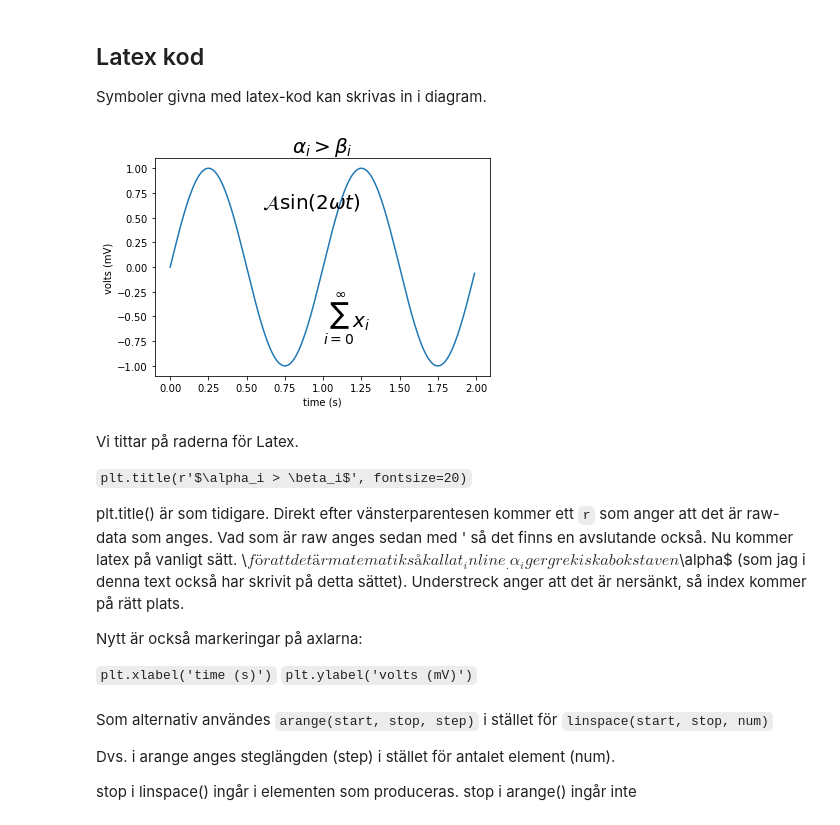
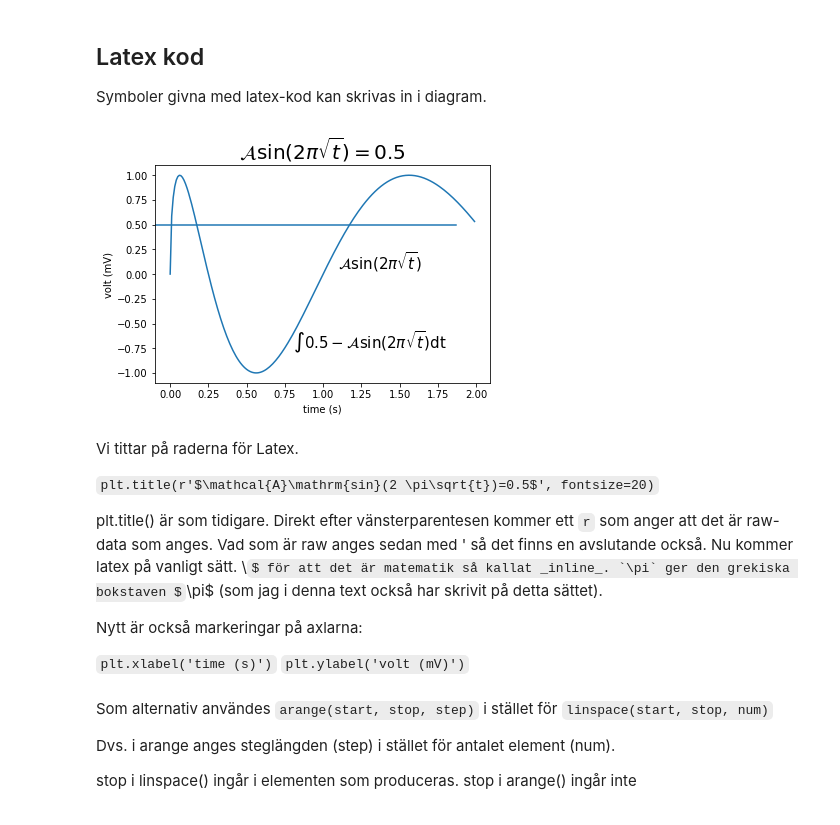
Before and after one commit to cognitrap/progr, a Jupyter notebook: plot2.ipynb, the cells around one changed output. Drawn from its saved outputs; the diff is of its cells as text; code cells hidden in the pictures; some formulas as TeX source.

```diff
--- a/plot2.ipynb
+++ b/plot2.ipynb
@@ -269,37 +295,39 @@ Symboler givna med latex-kod kan skrivas in i diagram.
 # %%
 import numpy as np
 import matplotlib.pyplot as plt
 
 #Värdetabell, obs arange()
 t = np.arange(0.0, 2.0, 0.01)
-s = np.sin(2*np.pi*t)
+s = np.sin(2*np.pi*np.sqrt(t))
 
 plt.plot(t,s)
 
+plt.axhline(y=0.5, xmin=0.0, xmax=0.9) #Horisontell linje
+
 #Och så lite text skriven i Latex
-plt.title(r'$\alpha_i > \beta_i$', fontsize=20)
-plt.text(1, -0.6, r'$\sum_{i=0}^\infty x_i$', fontsize=20)
-plt.text(0.6, 0.6, r'$\mathcal{A}\mathrm{sin}(2 \omega t)$',
-         fontsize=20)
+
+plt.title(r'$\mathcal{A}\mathrm{sin}(2 \pi\sqrt{t})=0.5$', fontsize=20)
+plt.text(0.8, -0.75, r'$\int 0.5-\mathcal{A}\mathrm{sin}(2 \pi\sqrt{t}) \mathrm{dt}$', fontsize=15)
+plt.text(1.1, 0.05, r'$\mathcal{A}\mathrm{sin}(2 \pi\sqrt{t})$',fontsize=15)
 
 #Markering på axlarna
 plt.xlabel('time (s)')
-plt.ylabel('volts (mV)')
+plt.ylabel('volt (mV)')
 plt.show()
 # %% [output]
-[figure, old version]
+[figure, new version]
 # %% [markdown]
 Vi tittar på raderna för Latex.
 
-`plt.title(r'$\alpha_i > \beta_i$', fontsize=20)`
+`plt.title(r'$\mathcal{A}\mathrm{sin}(2 \pi\sqrt{t})=0.5$', fontsize=20)`
 
 plt.title() är som tidigare.
-Direkt efter vänsterparentesen kommer ett `r` som anger att det är raw-data som anges. Vad som är raw anges sedan med ' så det finns en avslutande också. Nu kommer latex på vanligt sätt. \\$ för att det är matematik så kallat _inline_. \alpha_i ger grekiska bokstaven $\alpha$ (som jag i denna text också har skrivit på detta sättet). Understreck anger att det är nersänkt, så index kommer på rätt plats.
+Direkt efter vänsterparentesen kommer ett `r` som anger att det är raw-data som anges. Vad som är raw anges sedan med ' så det finns en avslutande också. Nu kommer latex på vanligt sätt. \\$ för att det är matematik så kallat _inline_. `\pi` ger den grekiska bokstaven $\pi$ (som jag i denna text också har skrivit på detta sättet).
 
 Nytt är också markeringar på axlarna:
 
 `plt.xlabel('time (s)')`
-`plt.ylabel('volts (mV)')`
+`plt.ylabel('volt (mV)')`
 # %% [markdown]
 Som alternativ användes `arange(start, stop, step)` i stället för `linspace(start, stop, num)`
 
```
Also changed, not shown: parts of 8 cells of this notebook, 2 other files.
